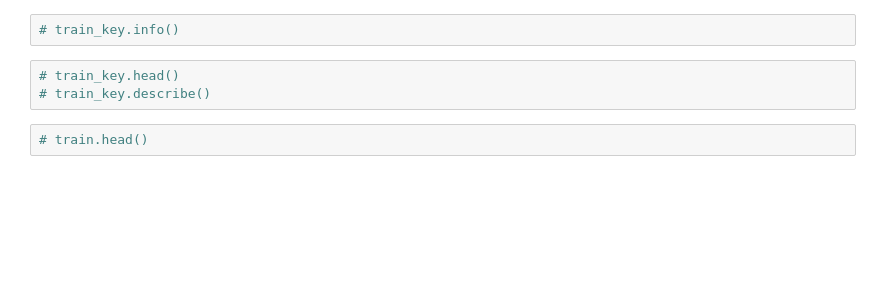
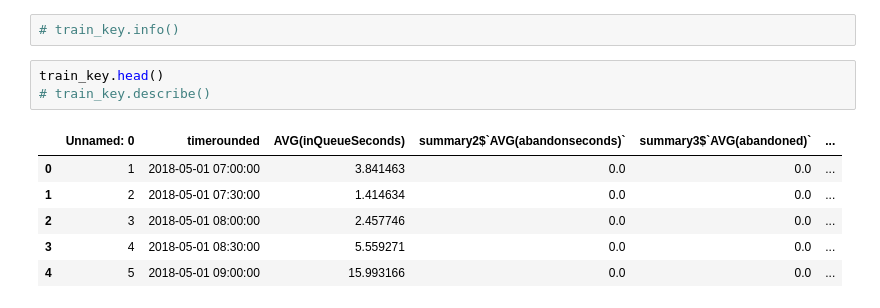
Before and after one commit to sdbuit/callforecast, a Jupyter notebook: src/EDA.ipynb, the cells around one changed output. Cells and saved outputs as stored; diff of their text form; blank space fills up the shorter version.

```diff
--- a/src/EDA.ipynb
+++ b/src/EDA.ipynb
@@ -245,7 +251,12 @@ train_key = pd.read_csv('../data/raw/answer.csv')
 # %%
 # train_key.info()
 # %%
-# train_key.head()
+train_key.head()
 # train_key.describe()
+# %% [output]
+|  | Unnamed: 0 | timerounded | AVG(inQueueSeconds) | summary2$`AVG(abandonseconds)` | summary3$`AVG(abandoned)` | ... |
+| 0 | 1 | 2018-05-01 07:00:00 | 3.841463 | 0.0 | 0.0 | ... |
+| 1 | 2 | 2018-05-01 07:30:00 | 1.414634 | 0.0 | 0.0 | ... |
+| 2 | 3 | 2018-05-01 08:00:00 | 2.457746 | 0.0 | 0.0 | ... |
+| 3 | 4 | 2018-05-01 08:30:00 | 5.559271 | 0.0 | 0.0 | ... |
+| 4 | 5 | 2018-05-01 09:00:00 | 15.993166 | 0.0 | 0.0 | ... |
-# %%
-# train.head()
```
Also changed, not shown: parts of 30 cells of this notebook.
